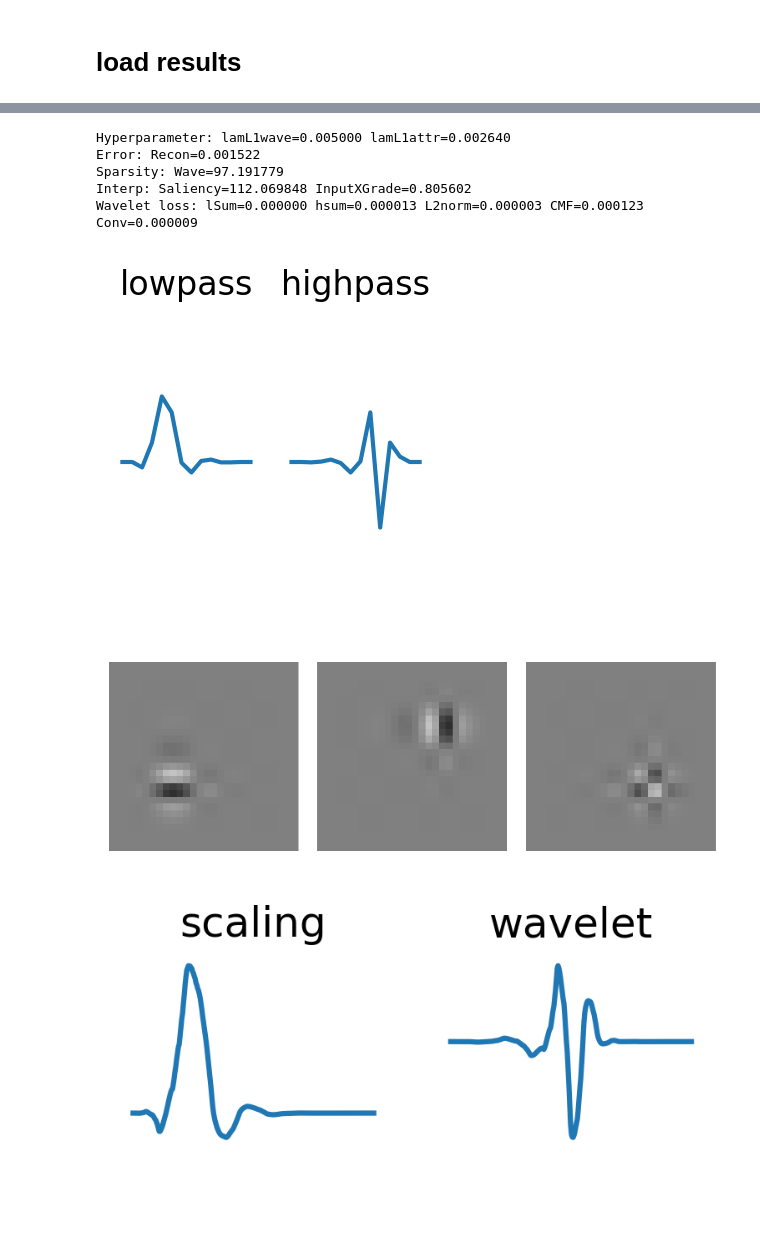
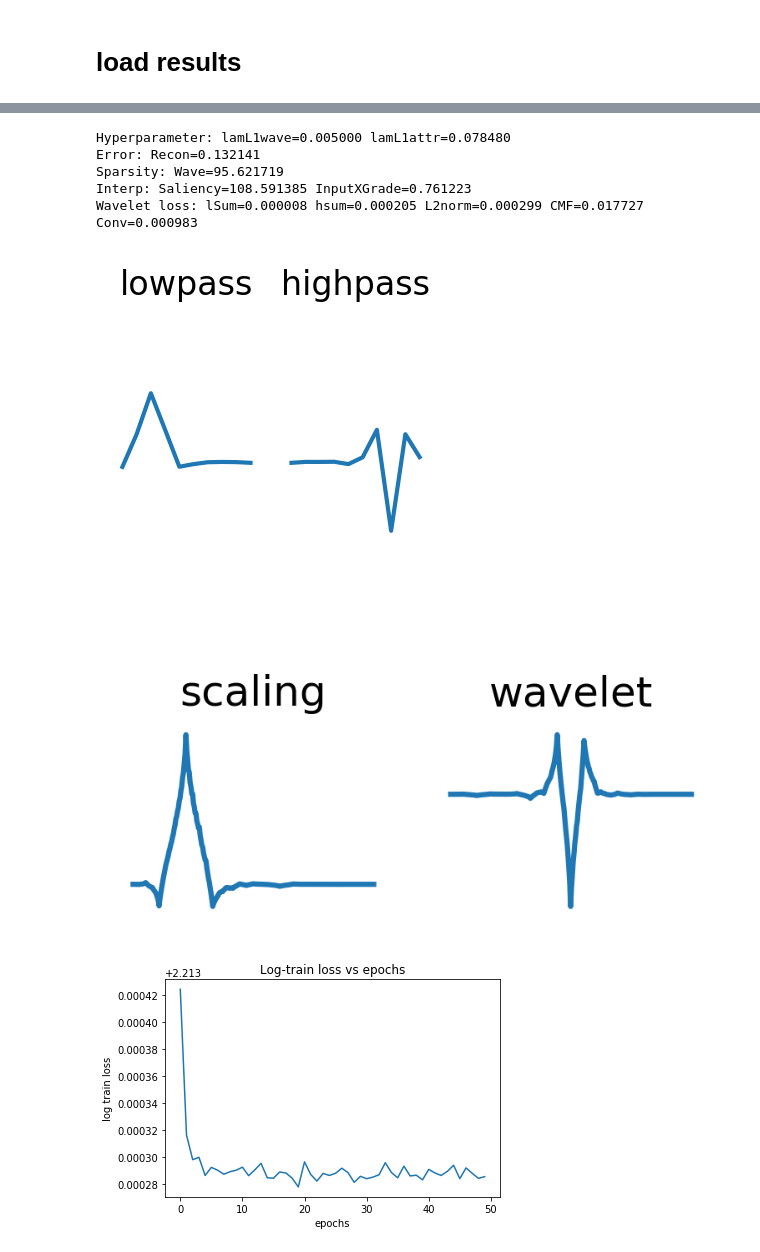
Before and after one commit to Yu-Group/adaptive-wavelets, a Jupyter notebook: notebooks/cosmology/02_results.ipynb, the cells around one changed output, grey strips where cells are left out. Saved outputs shown, nothing was run; the diff lists cells and outputs as text; code cells hidden in the pictures; blank space fills up the shorter version.

```diff
--- a/notebooks/cosmology/02_results.ipynb
+++ b/notebooks/cosmology/02_results.ipynb
@@ -105,14 +96,15 @@ gs = gridspec.GridSpec(R, C,
          top=1.-0.5/(R+1), bottom=0.5/(R+1),
          left=0.5/(C+1), right=1-0.5/(C+1))
 
-lamwaves = np.fromiter(dic['lamL1wave'].values(), dtype=float)
-lamattrs = np.fromiter(dic['lamL1attr'].values(), dtype=float)
+index = 0 # select which result to display
+lamwaves = np.fromiter(dics[index]['lamL1wave'].values(), dtype=float)
+lamattrs = np.fromiter(dics[index]['lamL1attr'].values(), dtype=float)
 lamwaves = np.unique(lamwaves)
 lamattrs = np.unique(lamattrs)
-for r in range(R-1):
+for r in range(R):
     for c in range(C):
         ax = plt.subplot(gs[r,c])
-        ax.plot(x, dic['psi'][(r,c)])
+        ax.plot(x, dics[index]['psi'][(r,c)])
         ax.set_xticklabels([])
         ax.set_yticklabels([])
         ax.tick_params(
@@ -133,37 +125,36 @@ plt.show()
 # %%
-idx1 = 0
-idx2 = 3
-wt = mos[dic['index'][(idx1, idx2)]]
+idx1, idx2 = 0, 10
+idx = dics[index]['index'][(idx1, idx2)]
+wt = models[index][idx].to('cpu')
 filt = get_2dfilts(wt)
 phi, psi, x = get_wavefun(wt)
 
 # print
-print('Hyperparameter: lamL1wave={:.6f} lamL1attr={:.6f}'.format(res['lamL1wave'][dic['index'][(idx1, idx2)]], res['lamL1attr'][dic['index'][(idx1, idx2)]]))
-print('Error: Recon={:.6f}'.format(res['rec_loss'][dic['index'][(idx1, idx2)]]))
-print('Sparsity: Wave={:.6f}'.format(res['L1wave_loss'][dic['index'][(idx1, idx2)]]))
-print('Interp: Saliency={:.6f} InputXGrade={:.6f}'.format(res['L1saliency_loss'][dic['index'][(idx1, idx2)]], res['L1inputxgrad_loss'][dic['index'][(idx1, idx2)]]))
-print('Wavelet loss: lSum={:.6f} hsum={:.6f} L2norm={:.6f} CMF={:.6f} Conv={:.6f}'.format(res['lsum_loss'][dic['index'][(idx1, idx2)]],
-                                                                                          res['hsum_loss'][dic['index'][(idx1, idx2)]],
-                                                                                          res['L2norm_loss'][dic['index'][(idx1, idx2)]],
-                                                                                          res['CMF_loss'][dic['index'][(idx1, idx2)]],
-                                                                                          res['conv_loss'][dic['index'][(idx1, idx2)]]))
+print('Hyperparameter: lamL1wave={:.6f} lamL1attr={:.6f}'.format(results[index]['lamL1wave'][idx], results[index]['lamL1attr'][idx]))
+print('Error: Recon={:.6f}'.format(results[index]['rec_loss'][idx]))
+print('Sparsity: Wave={:.6f}'.format(results[index]['L1wave_loss'][idx]))
+print('Interp: Saliency={:.6f} InputXGrade={:.6f}'.format(results[index]['L1saliency_loss'][idx], results[index]['L1inputxgrad_loss'][idx]))
+print('Wavelet loss: lSum={:.6f} hsum={:.6f} L2norm={:.6f} CMF={:.6f} Conv={:.6f}'.format(results[index]['lsum_loss'][idx],
+                                                                                          results[index]['hsum_loss'][idx],
+                                                                                          results[index]['L2norm_loss'][idx],
+                                                                                          results[index]['CMF_loss'][idx],
+                                                                                          results[index]['conv_loss'][idx]))
 
 
 plot_1dfilts(filt[0], is_title=True, figsize=(2,2))
-plot_2dfilts(filt[1], figsize=(5,5))
 plot_wavefun((phi, psi, x), is_title=True, figsize=(3,1))
 
 plt.plot(np.log(res['train_losses'][dic['index'][(idx1, idx2)]]))
 plt.xlabel("epochs")
 plt.ylabel("log train loss")
 plt.title('Log-train loss vs epochs')
 plt.show()
 # %% [output]
-Hyperparameter: lamL1wave=0.005000 lamL1attr=0.002640
-Error: Recon=0.001522
-Sparsity: Wave=97.191779
-Interp: Saliency=112.069848 InputXGrade=0.805602
-Wavelet loss: lSum=0.000000 hsum=0.000013 L2norm=0.000003 CMF=0.000123 Conv=0.000009
+Hyperparameter: lamL1wave=0.005000 lamL1attr=0.078480
+Error: Recon=0.132141
+Sparsity: Wave=95.621719
+Interp: Saliency=108.591385 InputXGrade=0.761223
+Wavelet loss: lSum=0.000008 hsum=0.000205 L2norm=0.000299 CMF=0.017727 Conv=0.000983
-[figure, old version]
+[figure, new version]
-[figure, old version]
+[figure, new version]
-[figure, old version]
+[figure, new version]
```
Also changed, not shown: parts of 16 cells of this notebook, 4 other files.
